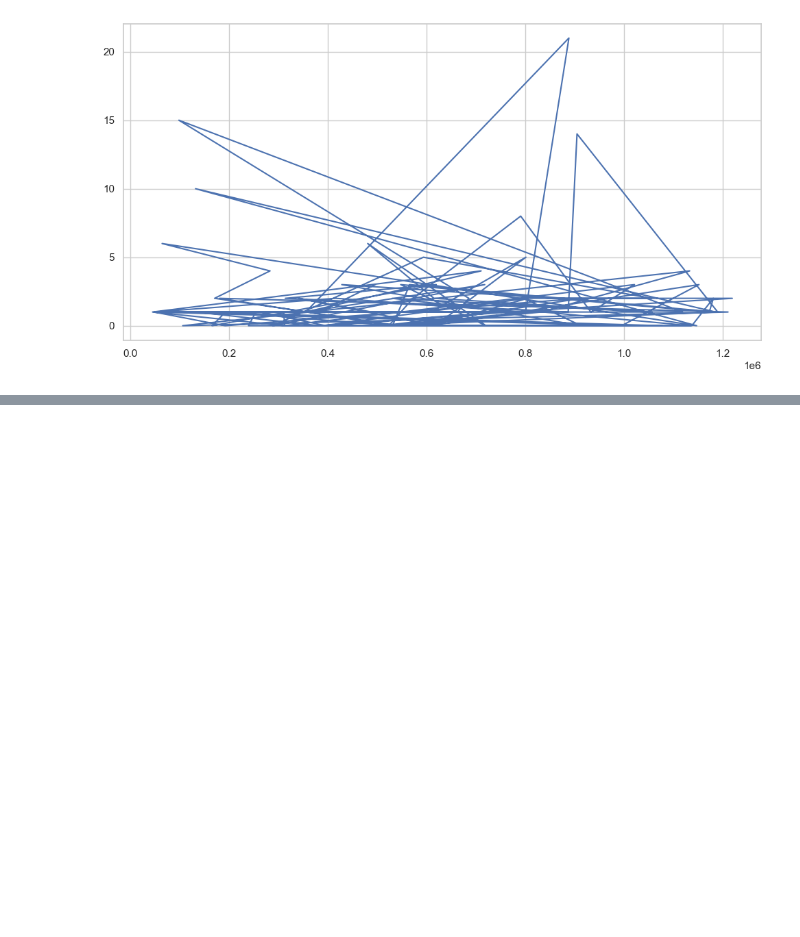
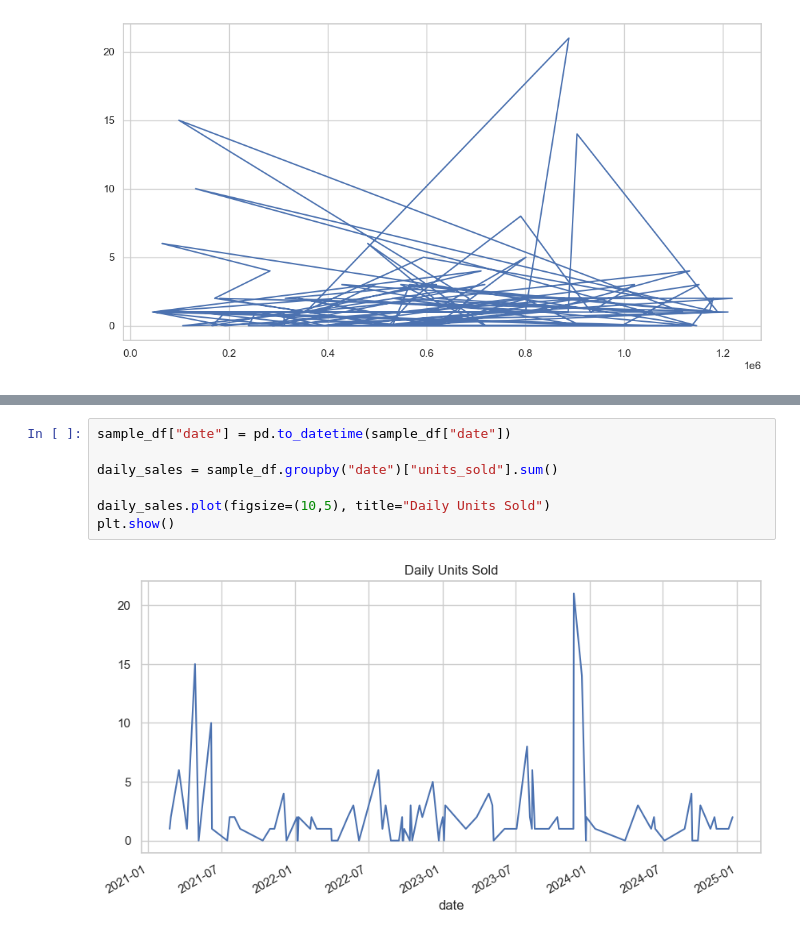
Before and after one commit to SunnyX-AI/ai-powered-sales-forecasting, a Jupyter notebook: notebooks/00_experiments.ipynb, the cells around one changed output, grey strips where cells are left out. Drawn from its saved outputs; the diff is of its cells as text; blank space fills up the shorter version.

```diff
--- a/notebooks/00_experiments.ipynb
+++ b/notebooks/00_experiments.ipynb
@@ -230,0 +263,9 @@ sample_df['units_sold'].plot()
+# %%
+sample_df["date"] = pd.to_datetime(sample_df["date"])
+
+daily_sales = sample_df.groupby("date")["units_sold"].sum()
+
+daily_sales.plot(figsize=(10,5), title="Daily Units Sold")
+plt.show()
+# %% [output]
+[figure, added]
```
Also changed, not shown: parts of 2 cells of this notebook.
